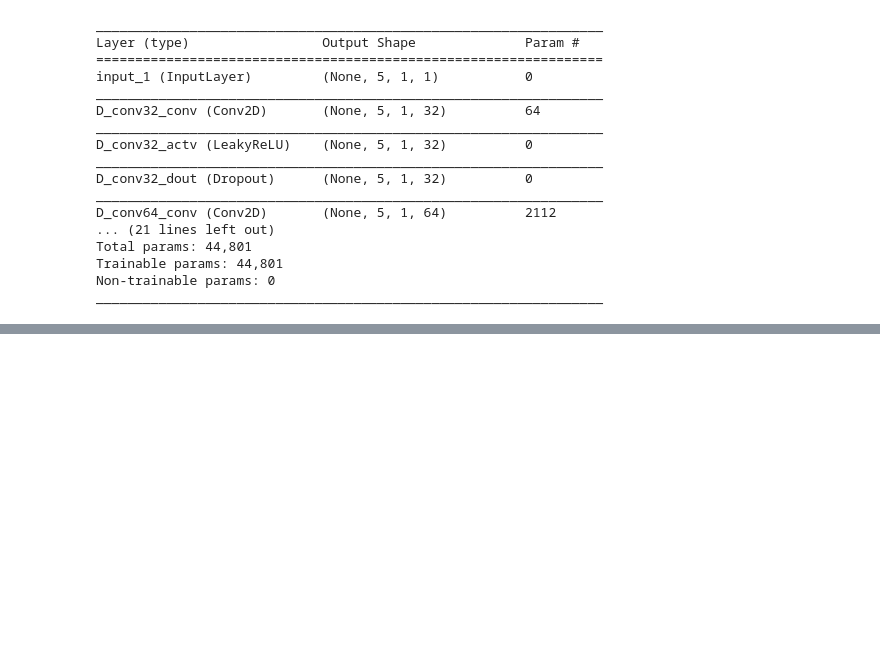
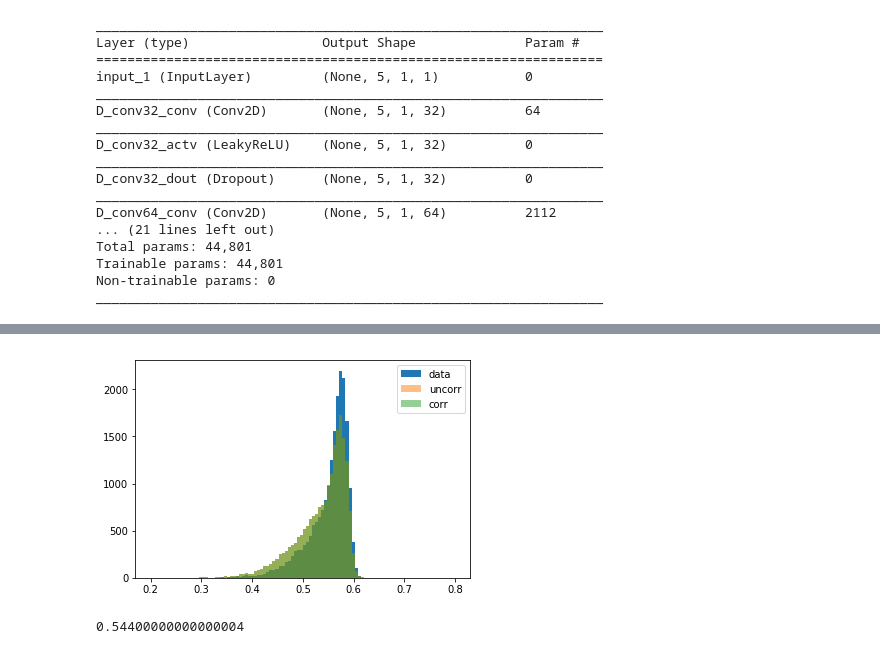
Before and after one commit to alberto-giampaolo/GAN, a Jupyter notebook: unet.ipynb, the cells around one changed output, grey strips where cells are left out. Saved outputs shown, nothing was run; the diff lists cells and outputs as text; code cells hidden in the pictures; blank space fills up the shorter version.

```diff
--- a/unet.ipynb
+++ b/unet.ipynb
@@ -212 +233,17 @@ y_mc_corr = generator.predict(X_mc[:100000])
+# %%
+d_pred_data = discriminator.predict(y_data[:20000])
+d_pred_mc   = discriminator.predict(y_mc[:20000])
+d_pred_mc_corr   = discriminator.predict(y_mc_corr[:20000])
+# %%
+plt.hist(d_pred_data,bins=100,range=[0.2,0.8],label='data')
+plt.hist(d_pred_mc,bins=100,range=[0.2,0.8],alpha=0.5,label='uncorr')
+plt.hist(d_pred_mc_corr,bins=100,range=[0.2,0.8],alpha=0.5,label='corr')
+plt.legend()
+plt.show()
+# %% [output]
+[figure, added]
+# %%
+( ( d_pred_mc_corr < 0.5 ).sum() + ( d_pred_data >= 0.5 ).sum() ) / ( d_pred_mc_corr.size + d_pred_data.size )
+# %% [output]
+0.54400000000000004
 # %%
```
Also changed, not shown: parts of 13 cells of this notebook, 1 other file.
